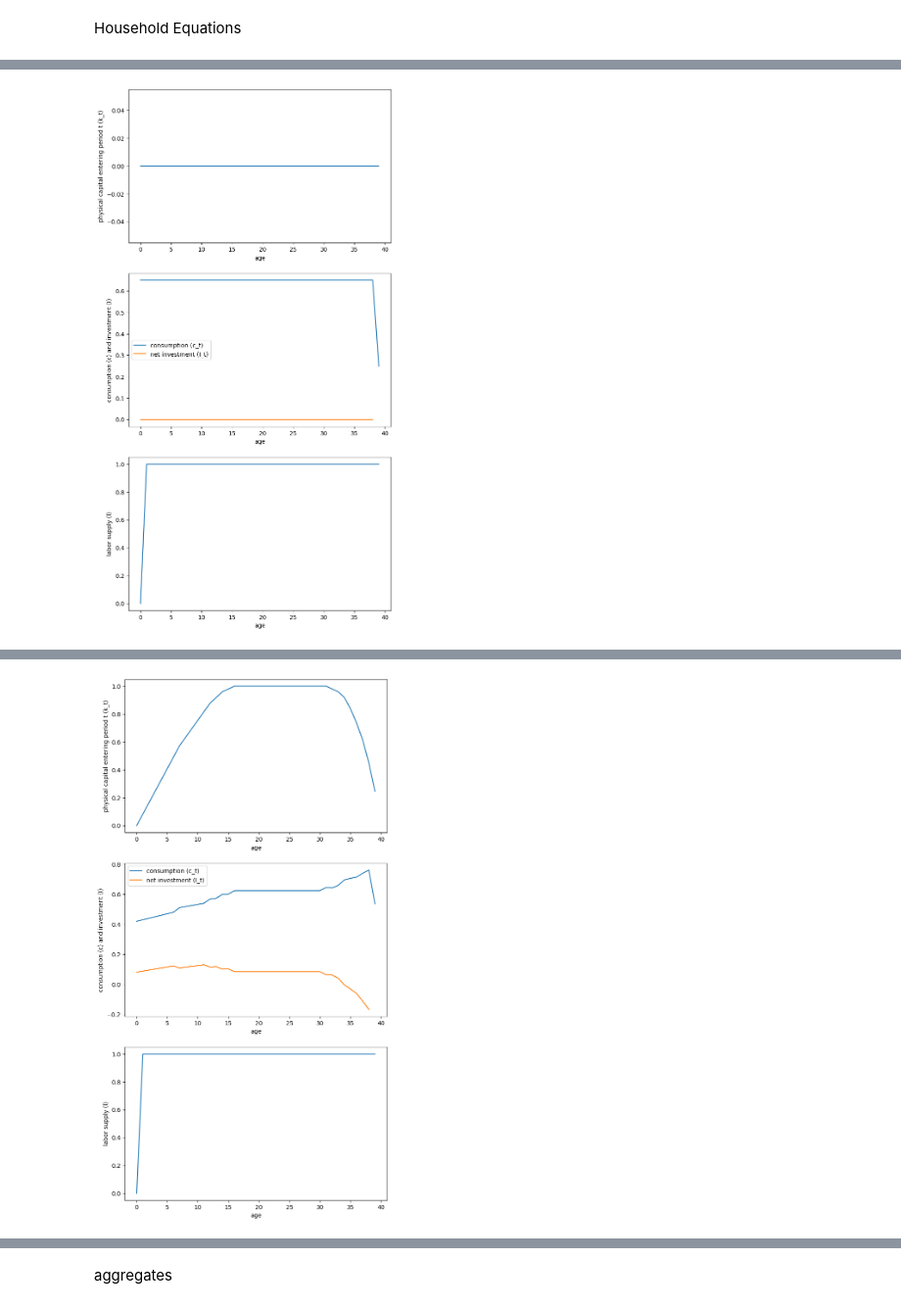
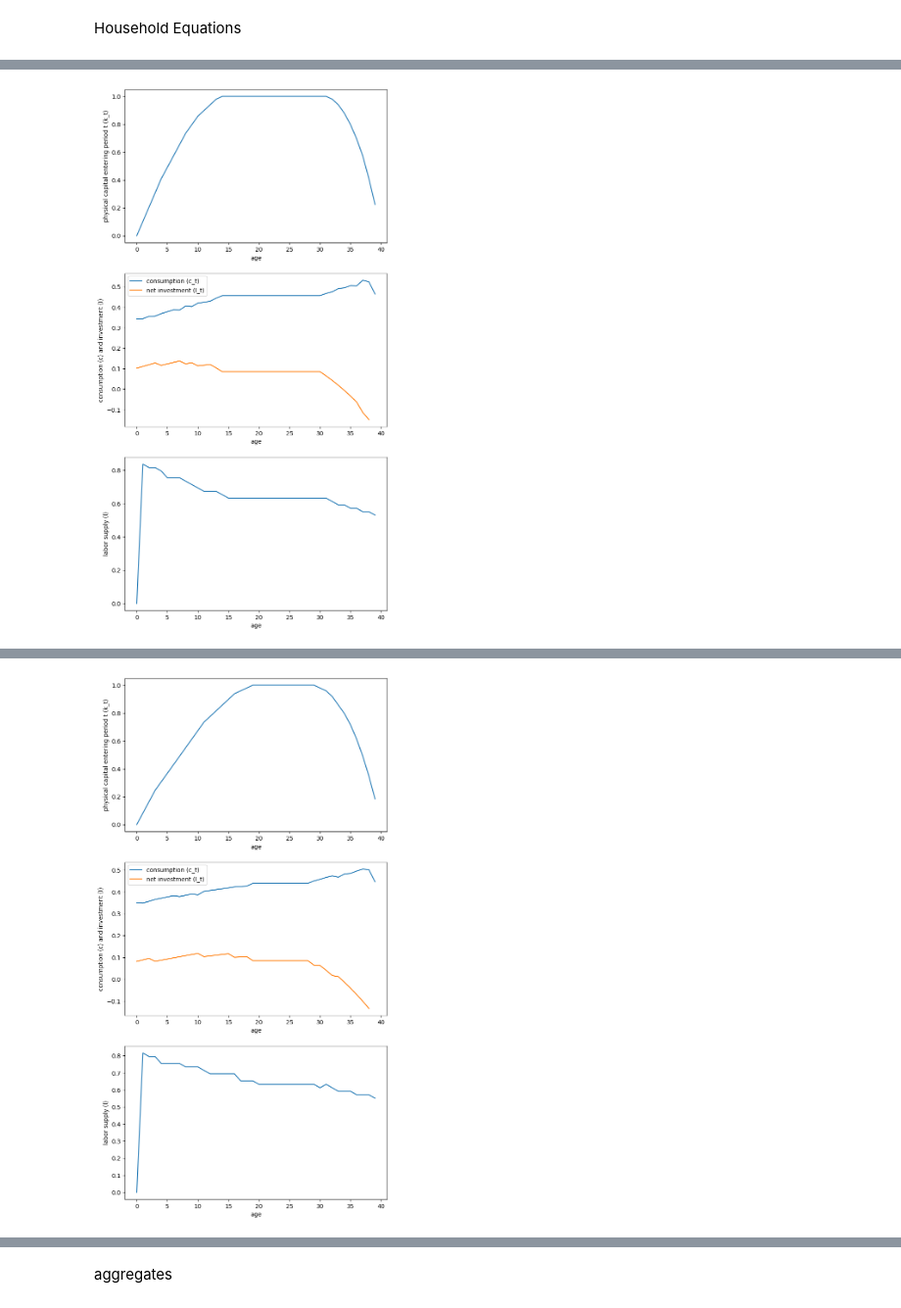
Before and after one commit to mpham8/macro-debtrelief-humancapital, a Jupyter notebook: hc-olg-model/ss_run3_v2.ipynb, the cells around one changed output, grey strips where cells are left out. Shown at 98% size. Saved outputs shown, nothing was run; the diff lists cells and outputs as text; code cells hidden in the pictures.

Commit message:
working but optimal value still mostly negative

```diff
--- a/hc-olg-model/ss_run3_v2.ipynb
+++ b/hc-olg-model/ss_run3_v2.ipynb
@@ -25,8 +25,8 @@ log = math.log
 # Parameters - households and firms
 beta = 0.935  # discount factor
 eta = 2.0    # coefficient of relative risk aversion
-gamma = 0.7  # disutility from working
-chi = 1 #Elasticity of Labor Supply
+gamma = 6
+chi = 2 #Elasticity of Labor Supply
 alpha = 0.33 # capital share in production
 delta = 0.1  # depreciation rate
 # omega = 0.1  # parent education time factor
@@ -185,21 +185,21 @@ def consumption(k_prev, k, h, l, w, r, tau, T):
 # %%
 #initialize steady state variable predictions
 h_init = 1
-l_init = 0.2
+l_init = 0.3
 r_init = beta**(-1) - 1
 
 Z_bar = 0.1
 L_bar = l_init #refers to guess of L in this period
 H_bar = h_init #refers to guess of H in this period
 # K_bar = ((r_init + delta)/(alpha*tfp))**(1/(alpha-1)) * (H_bar * L_bar) #new guess!
-K_bar = 0.4
+K_bar = 0.3
 L_old = L_bar + 2
 H_old = H_bar + 100
 K_old = K_bar + 100
 Z_old = Z_bar + 100
 
 h = 1
-l = 0.35
+l = 0.3
 
 K_bar
 # %% [output]
@@ -386,44 +367,29 @@ while iteration < max_iters - 1 and K_diff > tolerance:
 
             # Instead of grid search, use optimization methods
 
-            def objective(x):
-                k, l = x
-                # Return negative value since minimize finds minimum
-                val = -value_function(vr_polate, k, k0, l, h, w, r, tau, T)
+            max_value = -np.inf
+            max_k = None
+            max_l = None
 
-                # Add penalty terms to keep solutions within bounds
-                if k < k_min or k > k_max:
-                    val += 1e6
-                if l < l_min or l > l_max:
-                    val += 1e6
-                return val
+            for k_guess in k_grid:
+                for l_guess in l_grid:
+                    # Evaluate the value function at (k, l)
+                    current_value = value_function(next_value_interpolator = vr_polate, k = k_guess, k_prev = k0, l = l_guess, h = h, w = w, r = r, tau = tau, T = T)
 
-            x0 = [k_optimal_array[j,i], l_optimal_array[j,i]]
+                    # Update maximum if current_value is greater
+                    if current_value >= max_value:
+                        max_value = current_value
+                        max_k = k_guess
+                        max_l = l_guess
 
-            bounds = [(k_min, k_max), (l_min, l_max)]
 
-            # Grid search over k and l
-            min_obj = float('inf')
-            k_opt = x0[0]  # Default to initial guess
-            l_opt = x0[1]
 
-            for k_idx in range(len(k_grid)):
-                for l_idx in range(len(l_grid)):
-                    k = k_grid[k_idx]
-                    l = l_grid[l_idx]
-                    obj_val = objective([k, l])
-                    if obj_val < min_obj:
-                        min_obj = obj_val
-                        k_opt = k
-                        l_opt = l
-            result = type('OptResult', (), {'x': [k_opt, l_opt], 'fun': min_obj})()
-
-            k_opt, l_opt = result.x
+            k_opt, l_opt = max_k, max_l
 
             k_optimal_array[j, i-1] = k_opt
             l_optimal_array[j,i-1] = l_opt
-            value_array[j,i-1] = -result.fun  # Note: negative since we minimized negative value
-            print(f"k_opt: {k_opt}, l_opt: {l_opt}, asset: {k0}")
+            value_array[j,i-1] = max_value
+            print(f"k_opt: {k_opt}, l_opt: {l_opt}, asset: {k0}, value: {max_value}")
             c_optimal_array[j,i-1] = (1-tau)*w*h*l_opt + r*k0 - tau*r*max(k0, 0) + T - k_opt
 
     # for j in range(na):
@@ -521 +487 @@ Solution for aggregate labor N: 0.355
-[figure, old version]
+[figure, new version]
@@ -539 +505 @@ Solution for aggregate labor N: 0.4789999999999999
-[figure, old version]
+[figure, new version]
```
Also changed, not shown: parts of 3 cells of this notebook.
